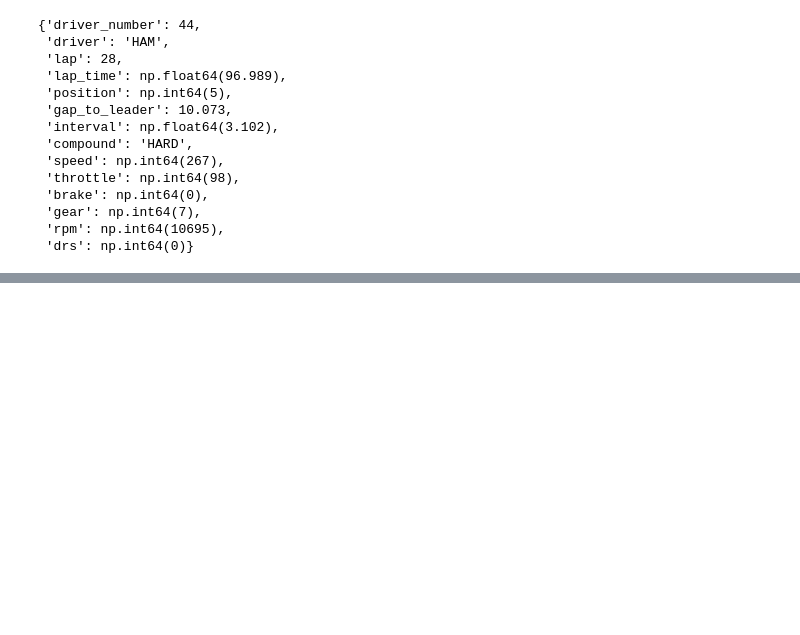
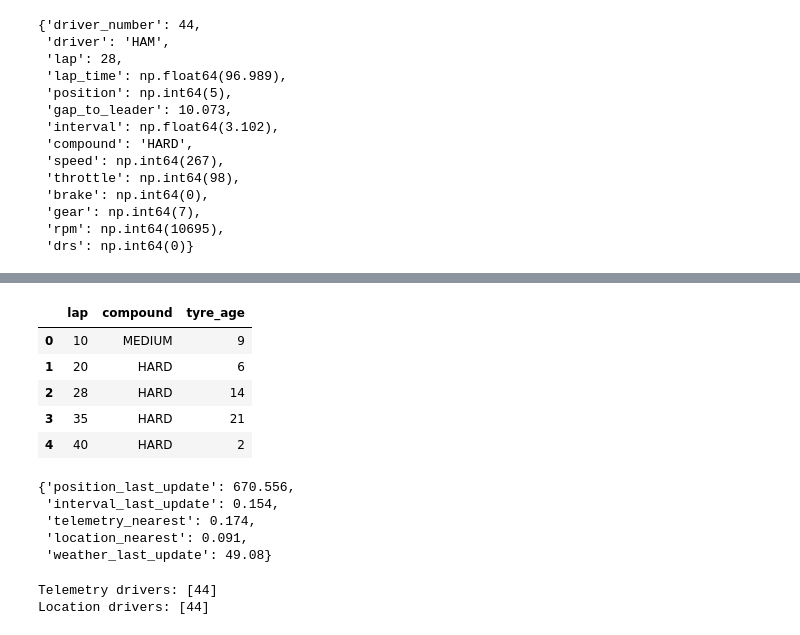
Before and after one commit to Nova1672/F1_Data_Analysis_Project, a Jupyter notebook: notebooks/01_data_discovery.ipynb, the cells around one changed output, grey strips where cells are left out. Drawn from its saved outputs; the diff is of its cells as text; code cells hidden in the pictures; blank space fills up the shorter version.

```diff
--- a/notebooks/01_data_discovery.ipynb
+++ b/notebooks/01_data_discovery.ipynb
@@ -629,0 +1599,36 @@ snapshot
+# %%
+snapshot_comparison[
+    [
+        "lap",
+        "compound",
+        "tyre_age"
+    ]
+]
+# %% [output]
+|  | lap | compound | tyre_age |
+| 0 | 10 | MEDIUM | 9 |
+| 1 | 20 | HARD | 6 |
+| 2 | 28 | HARD | 14 |
+| 3 | 35 | HARD | 21 |
+| 4 | 40 | HARD | 2 |
+# %%
+snapshot_28["sync_delta_seconds"]
+# %% [output]
+{'position_last_update': 670.556,
+ 'interval_last_update': 0.154,
+ 'telemetry_nearest': 0.174,
+ 'location_nearest': 0.091,
+ 'weather_last_update': 49.08}
+# %%
+print(
+    "Telemetry drivers:",
+    telemetry["driver_number"].unique()
+)
+
+print(
+    "Location drivers:",
+    location["driver_number"].unique()
+)
+# %% [output]
+Telemetry drivers: [44]
+Location drivers: [44]
```
Also changed, not shown: parts of 17 cells of this notebook, 3 other files.
